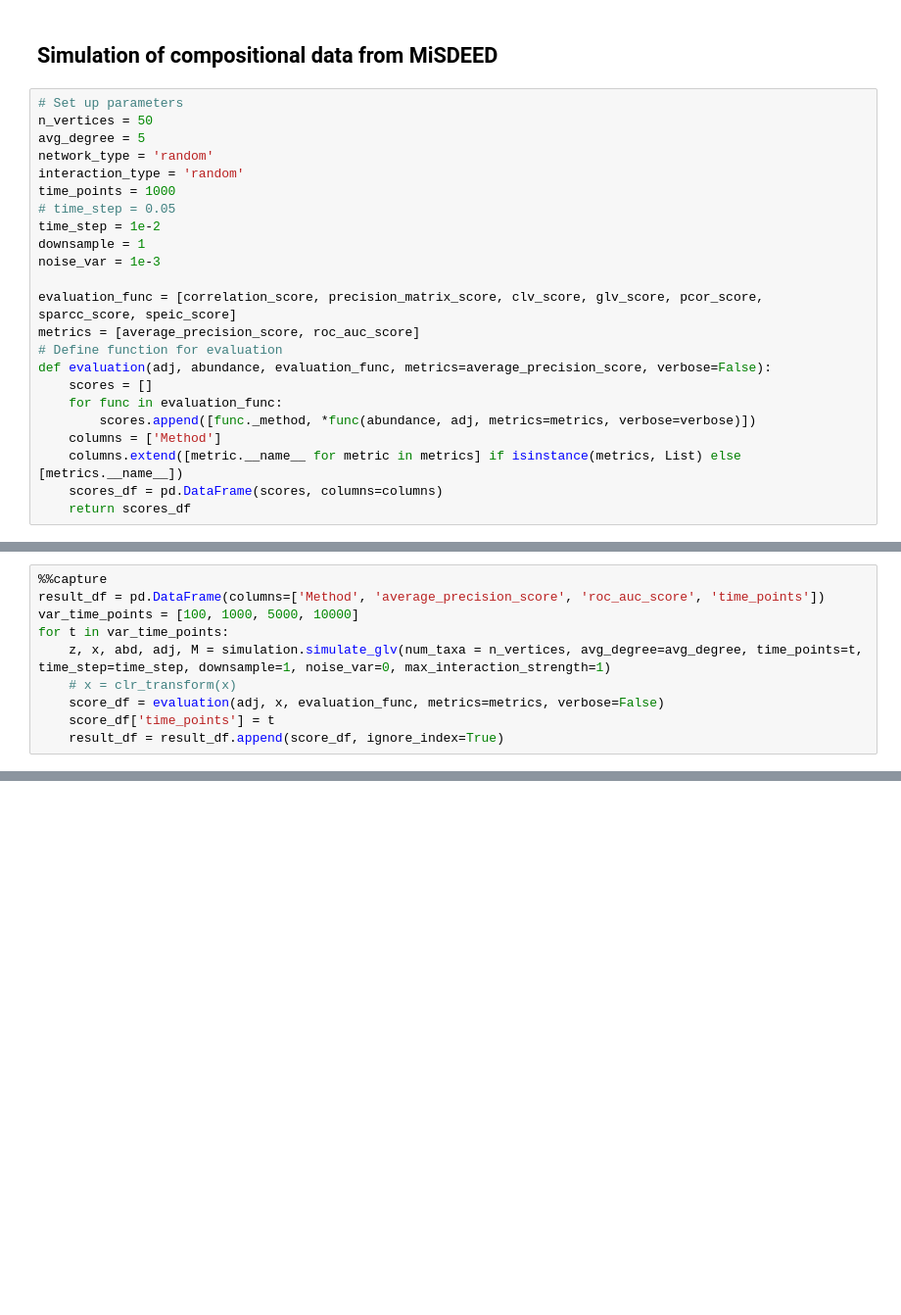
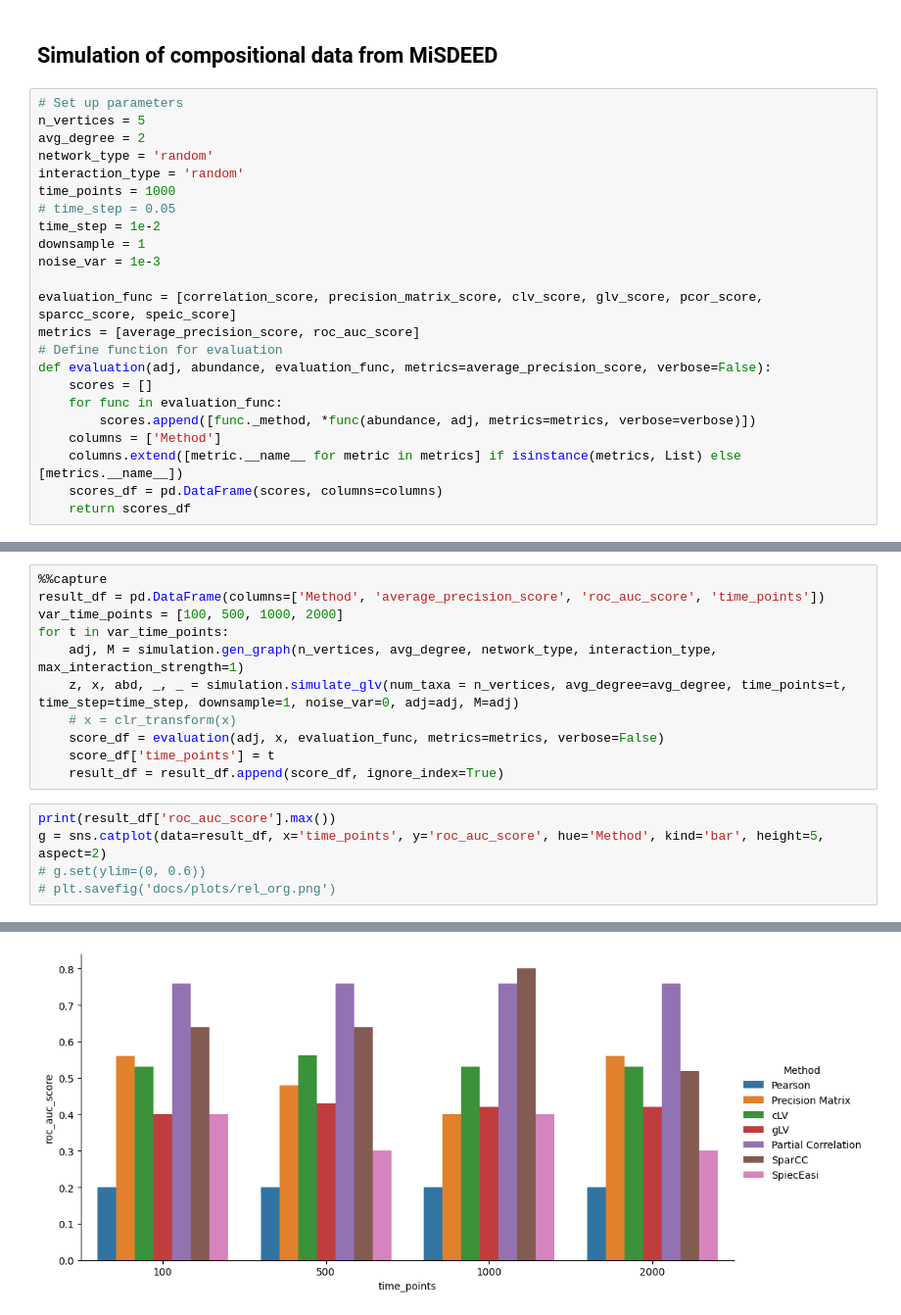
Before and after one commit to tianqitang1/microbial_network_explore, a Jupyter notebook: docs/evaluation_report.ipynb, the cells around one changed output, grey strips where cells are left out. Shown at 98% size. Saved outputs shown, nothing was run; the diff lists cells and outputs as text; blank space fills up the shorter version.

```diff
--- a/docs/evaluation_report.ipynb
+++ b/docs/evaluation_report.ipynb
@@ -415,8 +415,8 @@ plt.savefig(f'docs/plots/roc_auc_{var_for_test}.png')
 ## Simulation of compositional data from MiSDEED
 # %%
 # Set up parameters
-n_vertices = 50
-avg_degree = 5
+n_vertices = 5
+avg_degree = 2
 network_type = 'random'
 interaction_type = 'random'
 time_points = 1000
@@ -439,10 +441,17 @@ def evaluation(adj, abundance, evaluation_func, metrics=average_precision_score,
 # %%
 %%capture
 result_df = pd.DataFrame(columns=['Method', 'average_precision_score', 'roc_auc_score', 'time_points'])
-var_time_points = [100, 1000, 5000, 10000]
+var_time_points = [100, 500, 1000, 2000]
 for t in var_time_points:
-    z, x, abd, adj, M = simulation.simulate_glv(num_taxa = n_vertices, avg_degree=avg_degree, time_points=t, time_step=time_step, downsample=1, noise_var=0, max_interaction_strength=1)
+    adj, M = simulation.gen_graph(n_vertices, avg_degree, network_type, interaction_type, max_interaction_strength=1)
+    z, x, abd, _, _ = simulation.simulate_glv(num_taxa = n_vertices, avg_degree=avg_degree, time_points=t, time_step=time_step, downsample=1, noise_var=0, adj=adj, M=adj)
     # x = clr_transform(x)
     score_df = evaluation(adj, x, evaluation_func, metrics=metrics, verbose=False)
     score_df['time_points'] = t
     result_df = result_df.append(score_df, ignore_index=True)
+# %%
+print(result_df['roc_auc_score'].max())
+g = sns.catplot(data=result_df, x='time_points', y='roc_auc_score', hue='Method', kind='bar', height=5, aspect=2)
+# g.set(ylim=(0, 0.6))
+# plt.savefig('docs/plots/rel_org.png')
+# %% [output]
@@ -448,0 +459 @@ for t in var_time_points:
+[figure, added]
```
Also changed, not shown: parts of 20 cells of this notebook, 12 other files.
